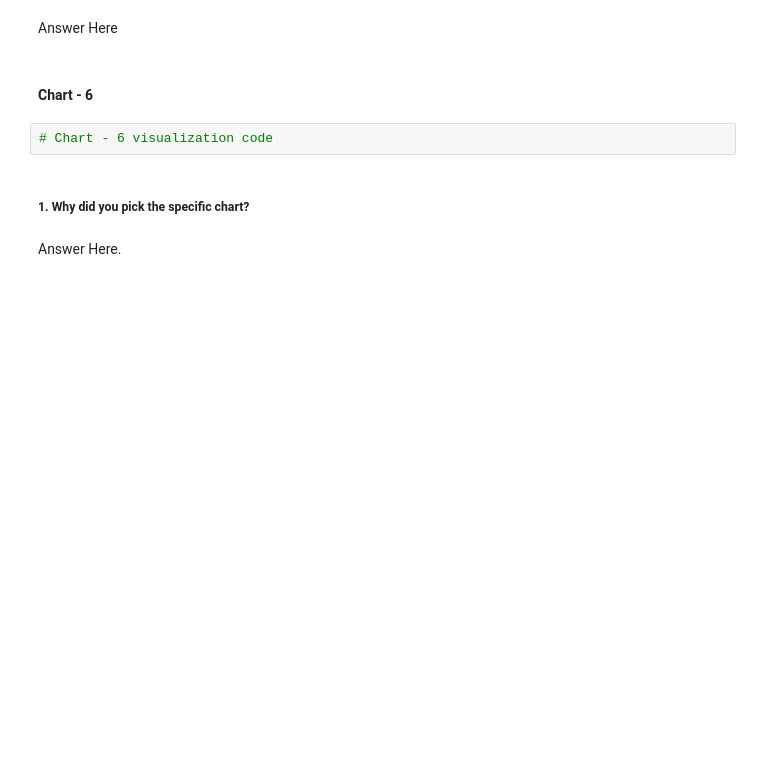
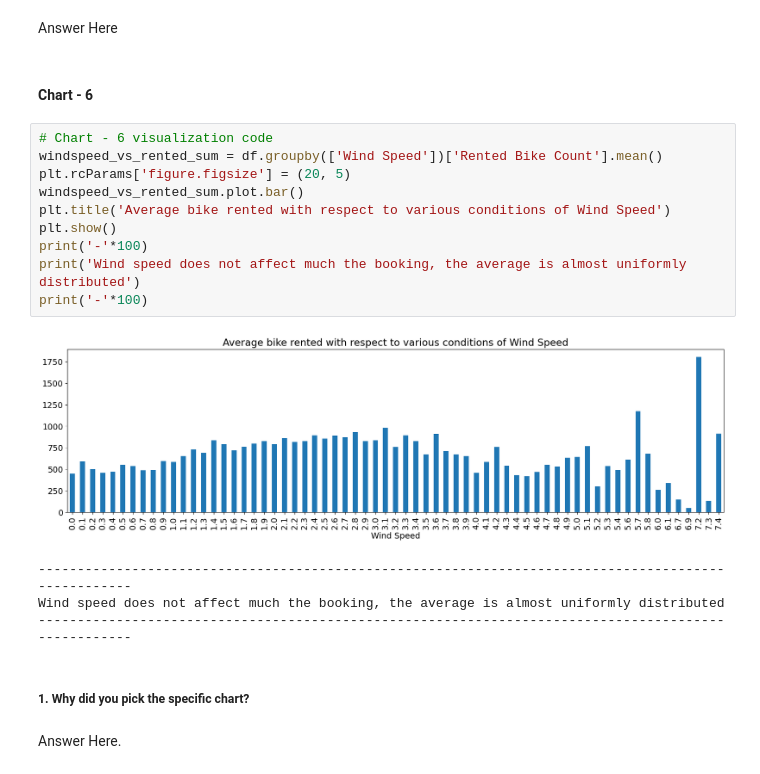
Before and after one commit to azizdafi/Bike-Sharing-Prediction, a Jupyter notebook: Bike_sharing_demand_Prediction_Sayed_Aziz.ipynb, the cells around one changed output. Cells and saved outputs as stored; diff of their text form; blank space fills up the shorter version.

```diff
--- a/Bike_sharing_demand_Prediction_Sayed_Aziz.ipynb
+++ b/Bike_sharing_demand_Prediction_Sayed_Aziz.ipynb
@@ -585,8 +598,21 @@ Are there any insights that lead to negative growth? Justify with specific reaso
 Answer Here
 # %% [markdown]
 #### Chart - 6
-# %%
-# Chart - 6 visualization code
+# %%
+# Chart - 6 visualization code
+windspeed_vs_rented_sum = df.groupby(['Wind Speed'])['Rented Bike Count'].mean()
+plt.rcParams['figure.figsize'] = (20, 5)
+windspeed_vs_rented_sum.plot.bar()
+plt.title('Average bike rented with respect to various conditions of Wind Speed')
+plt.show()
+print('-'*100)
+print('Wind speed does not affect much the booking, the average is almost uniformly distributed')
+print('-'*100)
+# %% [output]
+[figure, added]
+----------------------------------------------------------------------------------------------------
+Wind speed does not affect much the booking, the average is almost uniformly distributed
+----------------------------------------------------------------------------------------------------
 # %% [markdown]
 ##### 1. Why did you pick the specific chart?
 # %% [markdown]
```
Also changed, not shown: parts of 25 cells of this notebook.
